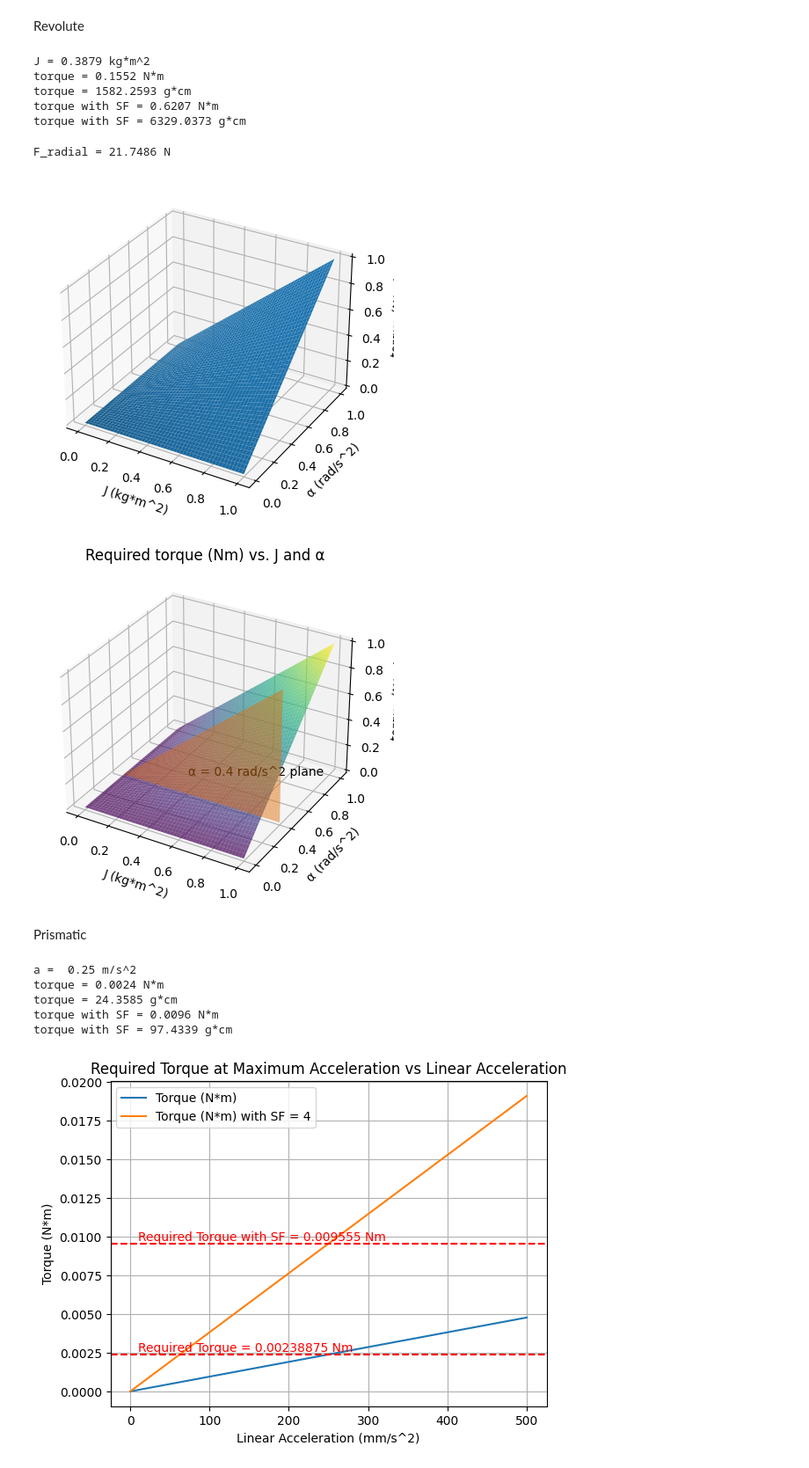
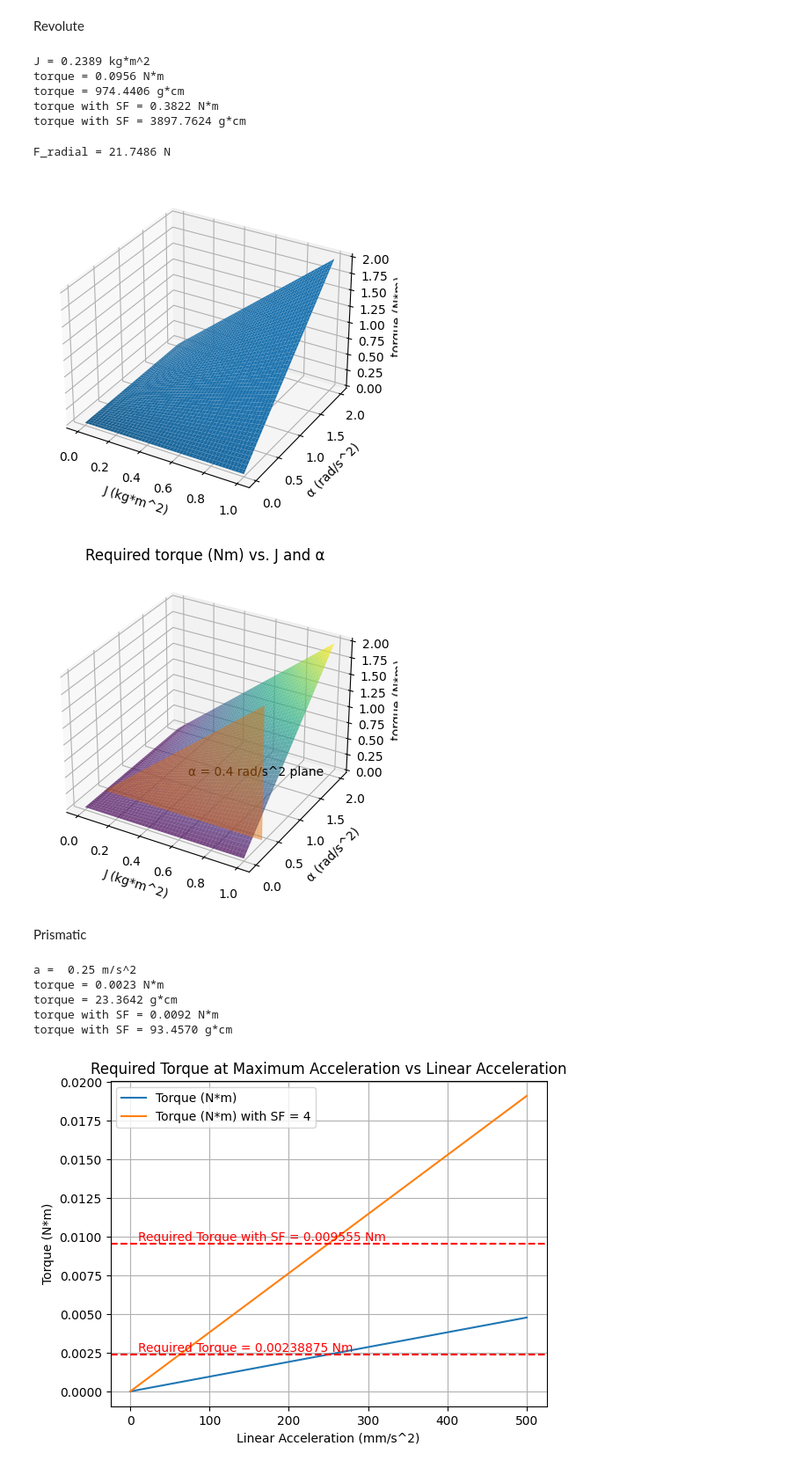
Before and after one commit to lyDevper/Autto-Pen-Calculation, a Jupyter notebook: AuttoPen_calc.ipynb, the cells around one changed output. Shown at 88% size. Drawn from its saved outputs; the diff is of its cells as text; code cells hidden in the pictures.

```diff
--- a/AuttoPen_calc.ipynb
+++ b/AuttoPen_calc.ipynb
@@ -7,11 +7,13 @@ Revolute
 ## not considering gear ratio
 
 # Revolute joint
-#J = 0.1126 # kg*m^2 Solid Works measured
+J = 0.2389 # kg*m^2 Solid Works measured
 m_endLoad = 0.75 # kg # approx
-m_beam = 2.5 # kg # approx
-J = 2 * m_endLoad*(0.35**2) + (1/12)*(2*m_beam)*(0.70**2) # 2*J_load * J_beam # approximated
+#m_beam = 2.5 - 1.5 # kg # approx
+m_beam = 2.34312 - 2*m_endLoad # kg # SolidWorks approx
+#J = 2 * m_endLoad*(0.35**2) + (1/12)*(m_beam)*(0.70**2) # 2*J_load * J_beam # approximated
 print('J = %.4f kg*m^2' % J)
+
 alpha = 0.4 # rad/s^2
 
 # max alpha condition
@@ -24,11 +26,11 @@ SF = 4
 print('torque with SF = %.4f N*m' % (torque * SF))
 print('torque with SF = %.4f g*cm' % (torque_g_cm * SF))
 # %% [output]
-J = 0.3879 kg*m^2
-torque = 0.1552 N*m
-torque = 1582.2593 g*cm
-torque with SF = 0.6207 N*m
-torque with SF = 6329.0373 g*cm
+J = 0.2389 kg*m^2
+torque = 0.0956 N*m
+torque = 974.4406 g*cm
+torque with SF = 0.3822 N*m
+torque with SF = 3897.7624 g*cm
 # %%
 # radial load
 m_beam = 2216.98 # g
@@ -42,44 +44,44 @@ F_radial = 21.7486 N
 # plot 3d graph of required torque vs. J and alpha
 
 J = np.linspace(0, 1, 200) # kg*m^2
-alpha = np.linspace(0, 1, 200) # rad/s^2
+alpha = np.linspace(0, 2, 200) # rad/s^2
 J, alpha = np.meshgrid(J, alpha)
 torque = J * alpha
 
 fig = plt.figure()
 ax = fig.add_subplot(111, projection='3d')
 ax.plot_surface(J, alpha, torque)
 ax.set_xlabel('J (kg*m^2)')
 ax.set_ylabel('α (rad/s^2)')
 ax.set_zlabel('torque (N*m)')
 plt.show()
 
 
 # also add a transparent cut plane of alpha = 0.4 rad/s^2 plane to the 3d graph
 fig = plt.figure()
 ax = fig.add_subplot(111, projection='3d')
 ax.plot_surface(J, alpha, torque, cmap='viridis', alpha=0.7)
 # create a transparent plane at alpha = 0.4 rad/s^2
 alpha_plane = np.ones(J.shape) * 0.4
 ax.plot_surface(J, alpha_plane, torque, alpha=0.5)
 
 # add label for α = 0.4 rad/s^2 plane
 ax.text2D(0.45, 0.36, "α = 0.4 rad/s^2 plane", transform=ax.transAxes)
 
 
 ax.set_xlabel('J (kg*m^2)')
 ax.set_ylabel('α (rad/s^2)')
 ax.set_zlabel('torque (N*m)')
 plt.title('Required torque (Nm) vs. J and α')
 plt.show()
 # %% [output]
-[figure, old version]
+[figure, new version]
-[figure, old version]
+[figure, new version]
 # %% [markdown]
 Prismatic
 # %%
 
-r_pulley = 6.37 # mm
+r_pulley = 6.11 # mm
 r_pulley = r_pulley / 1000 # m
 
 m_endLoad = 0.75 # kg # approx
@@ -99,10 +101,10 @@ print('torque with SF = %.4f N*m' % (torque * SF))
 print('torque with SF = %.4f g*cm' % (torque_g_cm * SF))
 # %% [output]
 a =  0.25 m/s^2
-torque = 0.0024 N*m
-torque = 24.3585 g*cm
-torque with SF = 0.0096 N*m
-torque with SF = 97.4339 g*cm
+torque = 0.0023 N*m
+torque = 23.3642 g*cm
+torque with SF = 0.0092 N*m
+torque with SF = 93.4570 g*cm
 # %%
 # plot the torque vs linear acceleration graph
 
```
Also changed, not shown: 1 other file.
